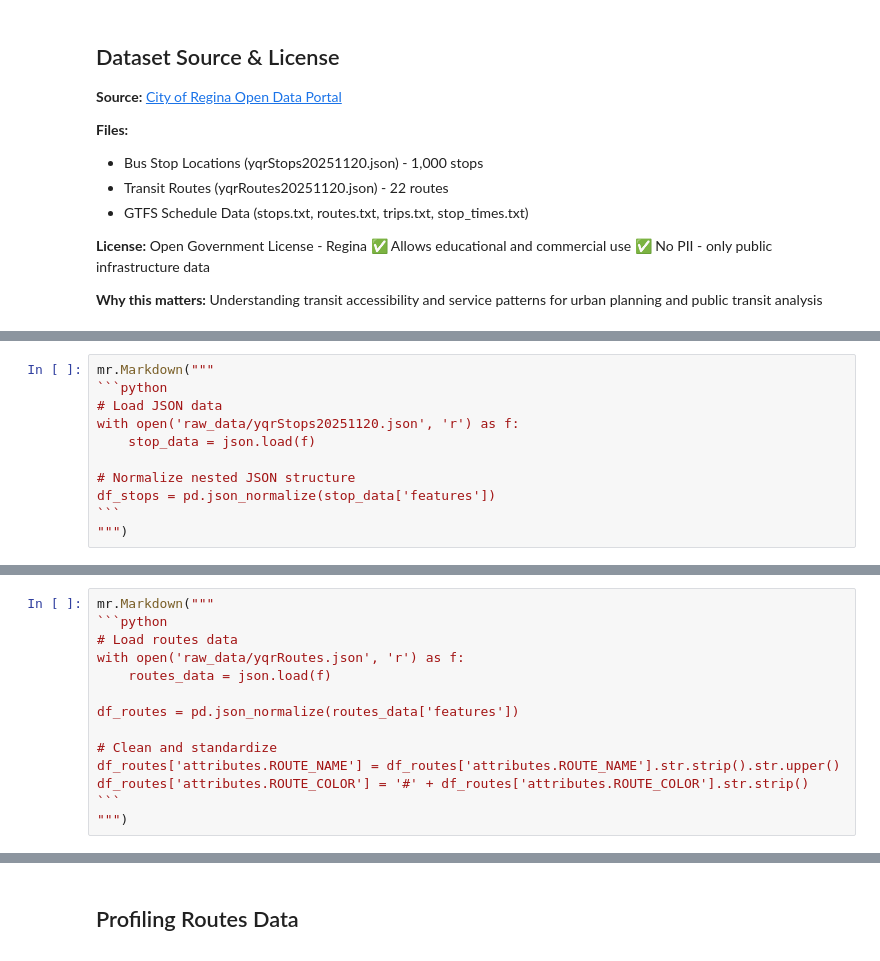
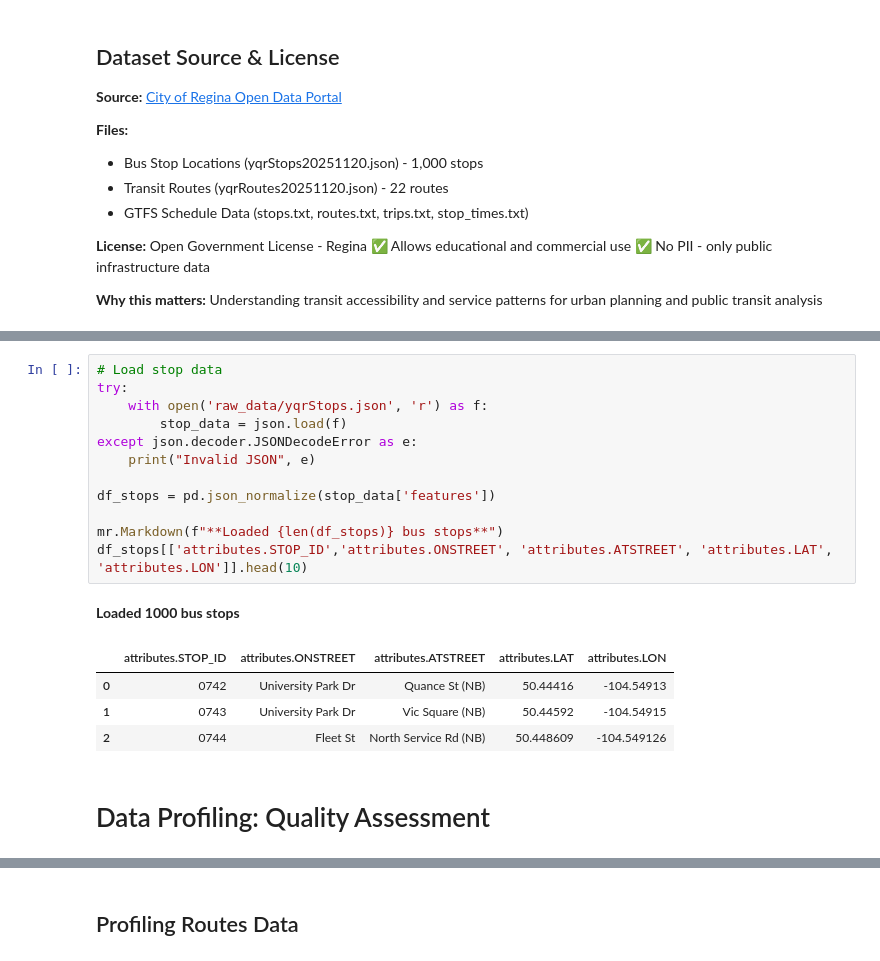
Before and after one commit to janice-cotcher/CS365_presentation, a Jupyter notebook: CS365presentation.ipynb, the cells around one changed output, grey strips where cells are left out. Drawn from its saved outputs; the diff is of its cells as text.

````diff
--- a/CS365presentation.ipynb
+++ b/CS365presentation.ipynb
@@ -65,11 +77,0 @@ app = mr.App(
-# %%
-mr.Markdown("""
-```python
-# Load JSON data
-with open('raw_data/yqrStops20251120.json', 'r') as f:
-    stop_data = json.load(f)
-
-# Normalize nested JSON structure
-df_stops = pd.json_normalize(stop_data['features'])
-```
-""")
@@ -174,14 +77,0 @@ clean_stops[['stop_id', 'on_street', 'at_street', 'lat', 'lon']].head(3)
-# %%
-mr.Markdown("""
-```python
-# Load routes data
-with open('raw_data/yqrRoutes.json', 'r') as f:
-    routes_data = json.load(f)
-
-df_routes = pd.json_normalize(routes_data['features'])
-
-# Clean and standardize
-df_routes['attributes.ROUTE_NAME'] = df_routes['attributes.ROUTE_NAME'].str.strip().str.upper()
-df_routes['attributes.ROUTE_COLOR'] = '#' + df_routes['attributes.ROUTE_COLOR'].str.strip()
-```
-""")
@@ -222,0 +120,20 @@ clean_routes[['route_num', 'route_name', 'route_color']].head(3)
+# %%
+# Load stop data
+try:
+    with open('raw_data/yqrStops.json', 'r') as f:
+        stop_data = json.load(f)
+except json.decoder.JSONDecodeError as e:
+    print("Invalid JSON", e)
+
+df_stops = pd.json_normalize(stop_data['features'])
+
+mr.Markdown(f"**Loaded {len(df_stops)} bus stops**")
+df_stops[['attributes.STOP_ID','attributes.ONSTREET', 'attributes.ATSTREET', 'attributes.LAT', 'attributes.LON']].head(10)
+# %% [output]
+**Loaded 1000 bus stops**
+|  | attributes.STOP_ID | attributes.ONSTREET | attributes.ATSTREET | attributes.LAT | attributes.LON |
+| 0 | 0742 | University Park Dr | Quance St (NB) | 50.44416 | -104.54913 |
+| 1 | 0743 | University Park Dr | Vic Square (NB) | 50.44592 | -104.54915 |
+| 2 | 0744 | Fleet St | North Service Rd (NB) | 50.448609 | -104.549126 |
+# %% [markdown]
+ # Data Profiling: Quality Assessment
````
Also changed, not shown: parts of 65 cells of this notebook, 10 other files.
